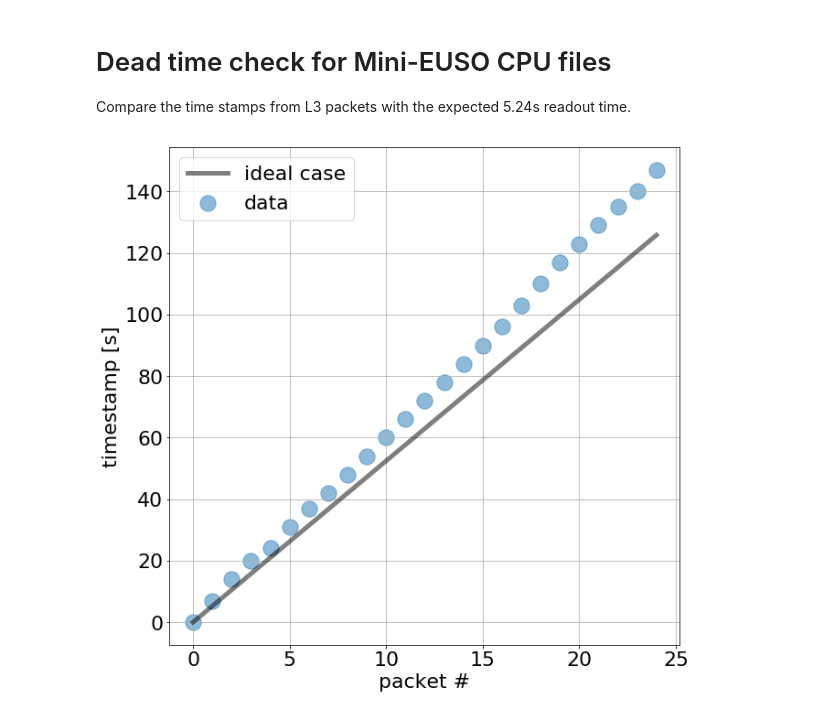
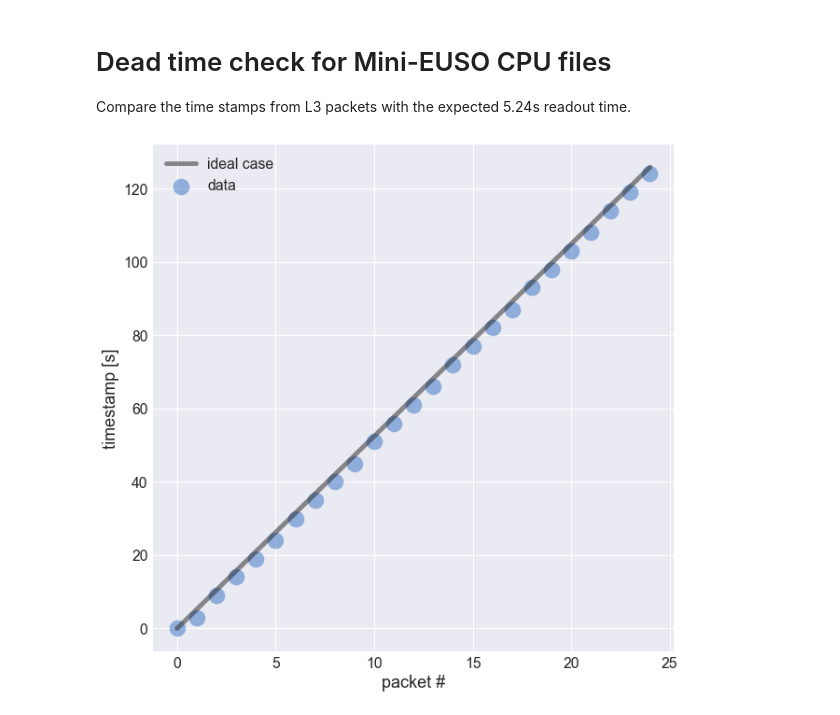
Before and after one commit to cescalara/euso_tools, a Jupyter notebook: data_visualisation/dead_time_check.ipynb, the cells around one changed output. Saved outputs shown, nothing was run; the diff lists cells and outputs as text; code cells hidden in the pictures.

```diff
--- a/data_visualisation/dead_time_check.ipynb
+++ b/data_visualisation/dead_time_check.ipynb
@@ -5,13 +5,15 @@ Compare the time stamps from L3 packets with the expected 5.24s readout time.
 # %%
 %matplotlib inline
 from raw_data_vis import *
+import seaborn as sns
+sns.set_style("dark")
 # %%
 # Most recent data
-filepath = "/Users/fran/Dropbox/EUSO/CPU/data_format/30112017/test_files/"
-filename = filepath + "CPU_RUN_MAIN__2017_12_12__15_33_09_homemade.dat"
+filepath = "/Users/fran/Dropbox/EUSO/CPU/tor_vergata_dec2017/16122017/cleanroom_16122017/"
+filename = filepath + "CPU_RUN_MAIN__2017_12_16__11_01_55.dat"
 with DataVis(filename) as FileVis:
     FileVis.check_dead_time()
 # %% [output]
-[figure, old version]
+[figure, new version]
 # %%
 # File from October integration in Tor Vergata
```
Also changed, not shown: parts of 1 cell of this notebook, 6 other files.
